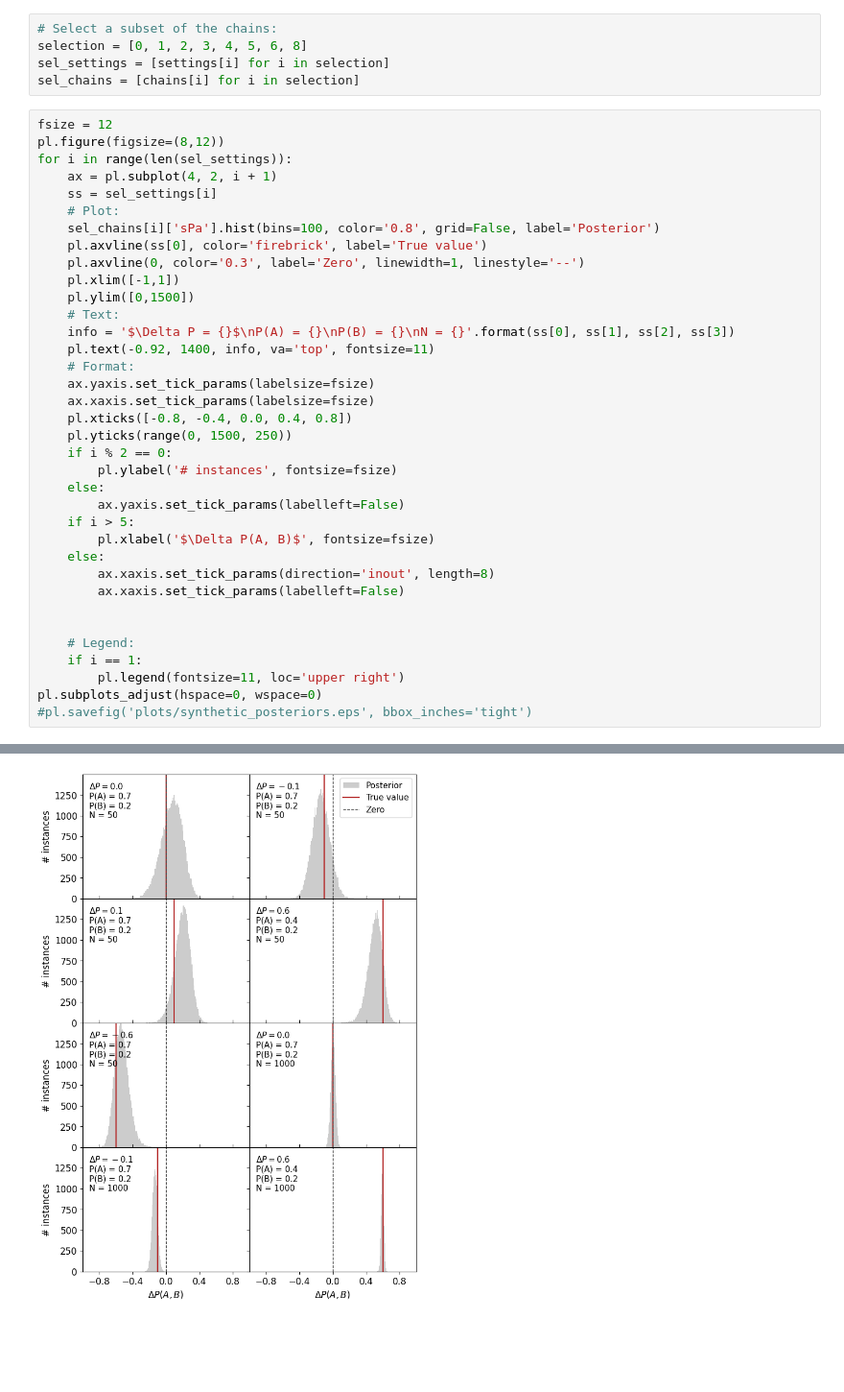
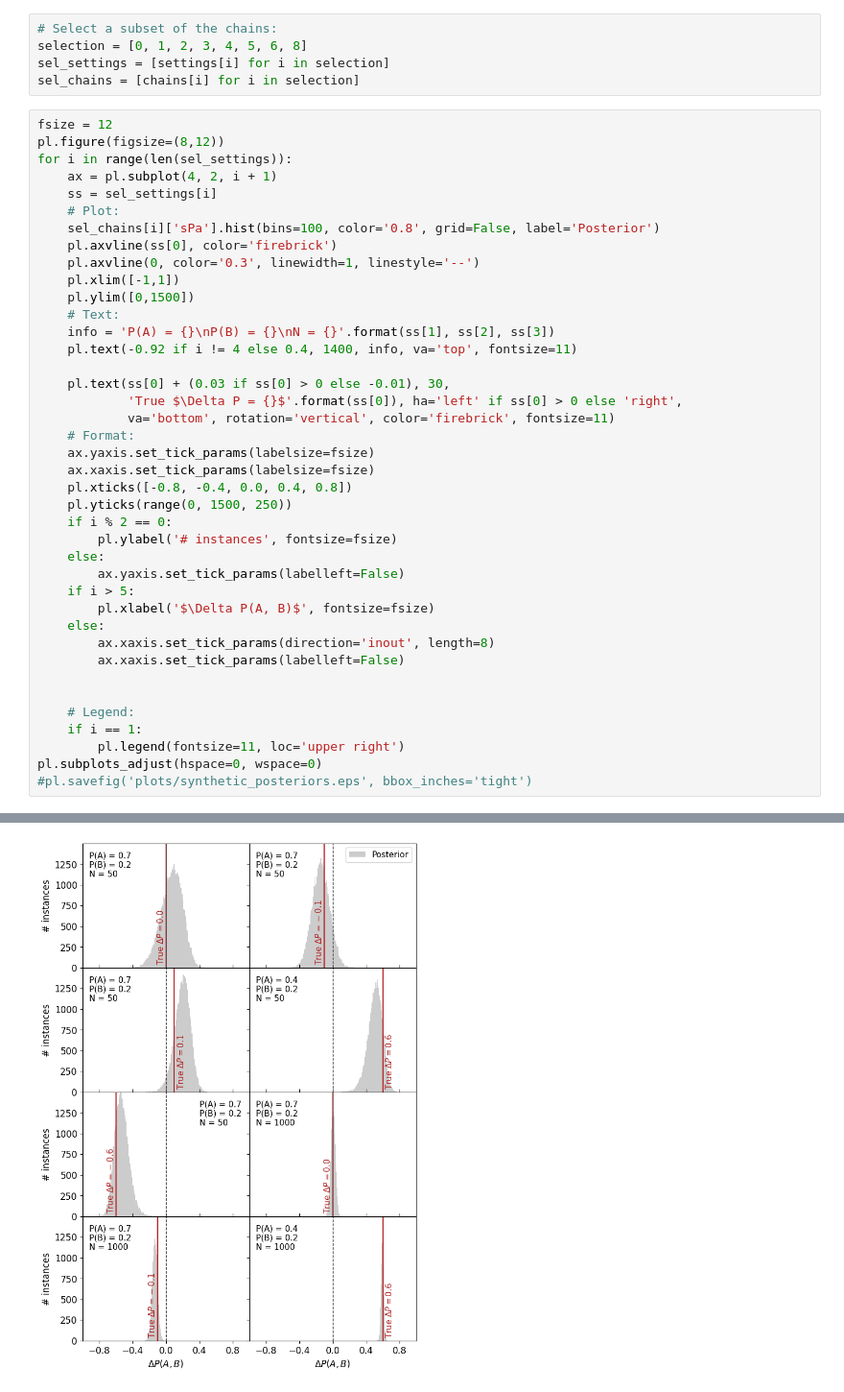
Before and after one commit to cewebbr/brass, a Jupyter notebook: analysis/20_prototyping-testing-association-test.ipynb, the cells around one changed output, grey strips where cells are left out. Shown at 96% size. Drawn from its saved outputs; the diff is of its cells as text; blank space fills up the shorter version.

```diff
--- a/analysis/20_prototyping-testing-association-test.ipynb
+++ b/analysis/20_prototyping-testing-association-test.ipynb
@@ -114,35 +117,39 @@ for i in range(len(sel_settings)):
     ax = pl.subplot(4, 2, i + 1)
     ss = sel_settings[i]
     # Plot:
     sel_chains[i]['sPa'].hist(bins=100, color='0.8', grid=False, label='Posterior')
-    pl.axvline(ss[0], color='firebrick', label='True value')
-    pl.axvline(0, color='0.3', label='Zero', linewidth=1, linestyle='--')
+    pl.axvline(ss[0], color='firebrick')
+    pl.axvline(0, color='0.3', linewidth=1, linestyle='--')
     pl.xlim([-1,1])
     pl.ylim([0,1500])
     # Text:
-    info = '$\Delta P = {}$\nP(A) = {}\nP(B) = {}\nN = {}'.format(ss[0], ss[1], ss[2], ss[3])
-    pl.text(-0.92, 1400, info, va='top', fontsize=11)
+    info = 'P(A) = {}\nP(B) = {}\nN = {}'.format(ss[1], ss[2], ss[3])
+    pl.text(-0.92 if i != 4 else 0.4, 1400, info, va='top', fontsize=11)
+
+    pl.text(ss[0] + (0.03 if ss[0] > 0 else -0.01), 30,
+            'True $\Delta P = {}$'.format(ss[0]), ha='left' if ss[0] > 0 else 'right',
+            va='bottom', rotation='vertical', color='firebrick', fontsize=11)
     # Format:
     ax.yaxis.set_tick_params(labelsize=fsize)
     ax.xaxis.set_tick_params(labelsize=fsize)
     pl.xticks([-0.8, -0.4, 0.0, 0.4, 0.8])
     pl.yticks(range(0, 1500, 250))
     if i % 2 == 0:
         pl.ylabel('# instances', fontsize=fsize)
     else:
         ax.yaxis.set_tick_params(labelleft=False)
     if i > 5:
         pl.xlabel('$\Delta P(A, B)$', fontsize=fsize)
     else:
         ax.xaxis.set_tick_params(direction='inout', length=8)
         ax.xaxis.set_tick_params(labelleft=False)
 
 
     # Legend:
     if i == 1:
         pl.legend(fontsize=11, loc='upper right')
 pl.subplots_adjust(hspace=0, wspace=0)
 #pl.savefig('plots/synthetic_posteriors.eps', bbox_inches='tight')
 # %% [output]
 The PostScript backend does not support transparency; partially transparent artists will be rendered opaque.
-[figure, old version]
+[figure, new version]
```
Also changed, not shown: parts of 7 cells of this notebook.
